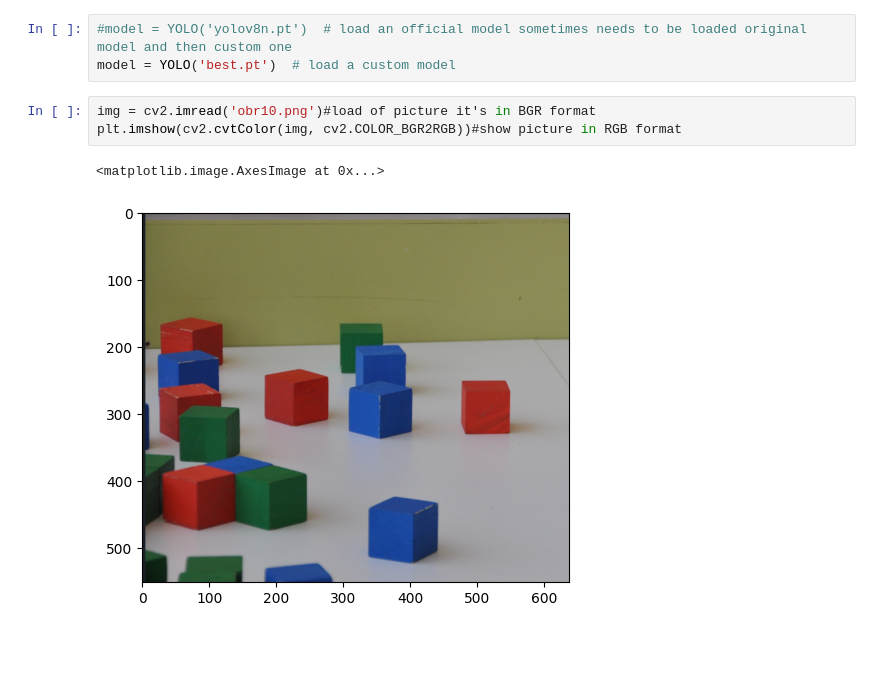
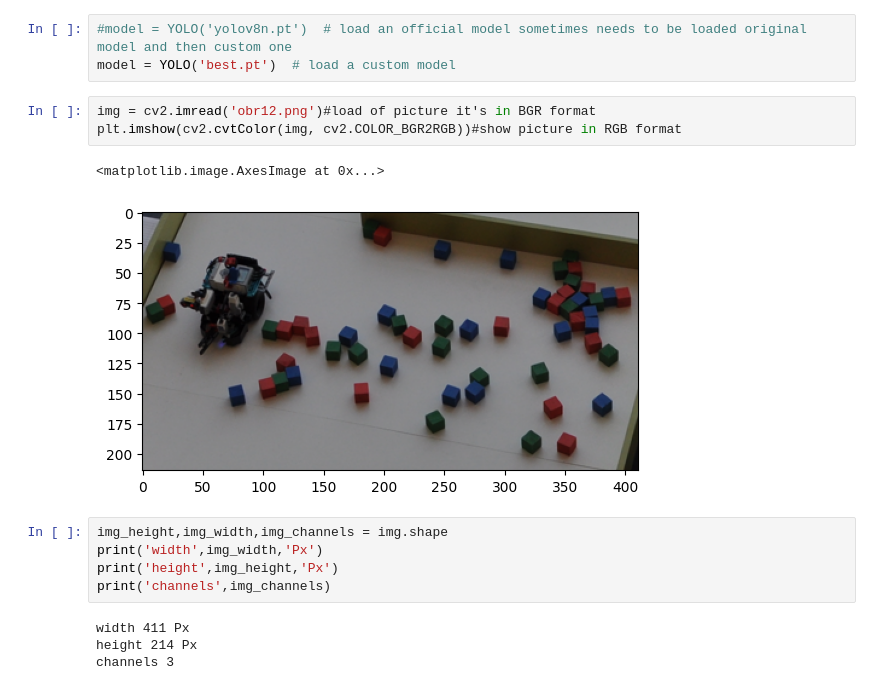
Before and after one commit to ZemanNz/Go_for_cube----rasberry_pi_5_and_esp32, a Jupyter notebook: model test.ipynb, the cells around one changed output. Cells and saved outputs as stored; diff of their text form; blank space fills up the shorter version.

```diff
--- a/model test.ipynb
+++ b/model test.ipynb
@@ -14,11 +14,20 @@ Import custom model
 #model = YOLO('yolov8n.pt')  # load an official model sometimes needs to be loaded original model and then custom one
 model = YOLO('best.pt')  # load a custom model
 # %%
-img = cv2.imread('obr10.png')#load of picture it's in BGR format
+img = cv2.imread('obr12.png')#load of picture it's in BGR format
 plt.imshow(cv2.cvtColor(img, cv2.COLOR_BGR2RGB))#show picture in RGB format
 # %% [output]
 <matplotlib.image.AxesImage at 0x...>
-[figure, old version]
+[figure, new version]
+# %%
+img_height,img_width,img_channels = img.shape
+print('width',img_width,'Px')
+print('height',img_height,'Px')
+print('channels',img_channels)
+# %% [output]
+width 411 Px
+height 214 Px
+channels 3
 # %%
 
 results = model(img)#applies model on image
```
Also changed, not shown: parts of 3 cells of this notebook, 1 other file.
